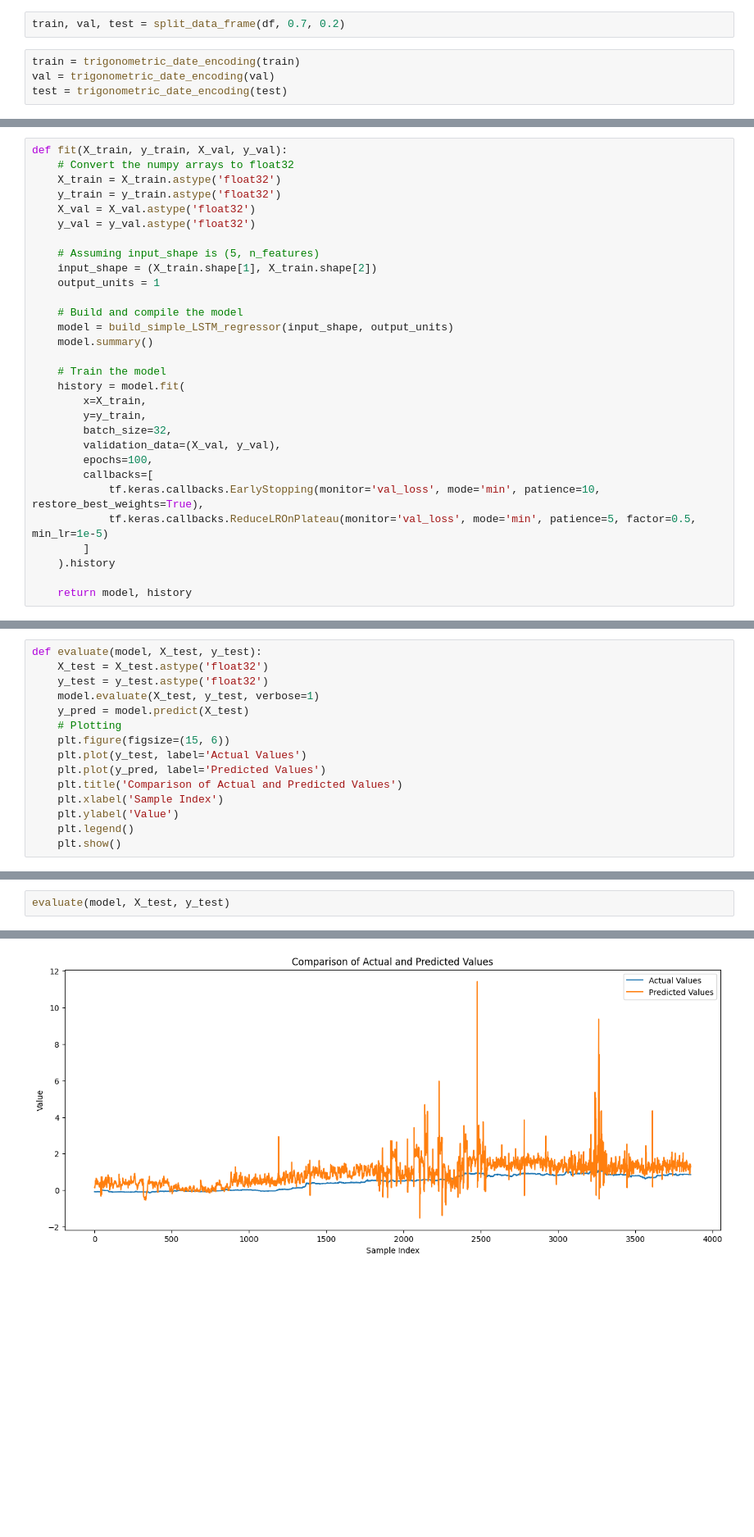
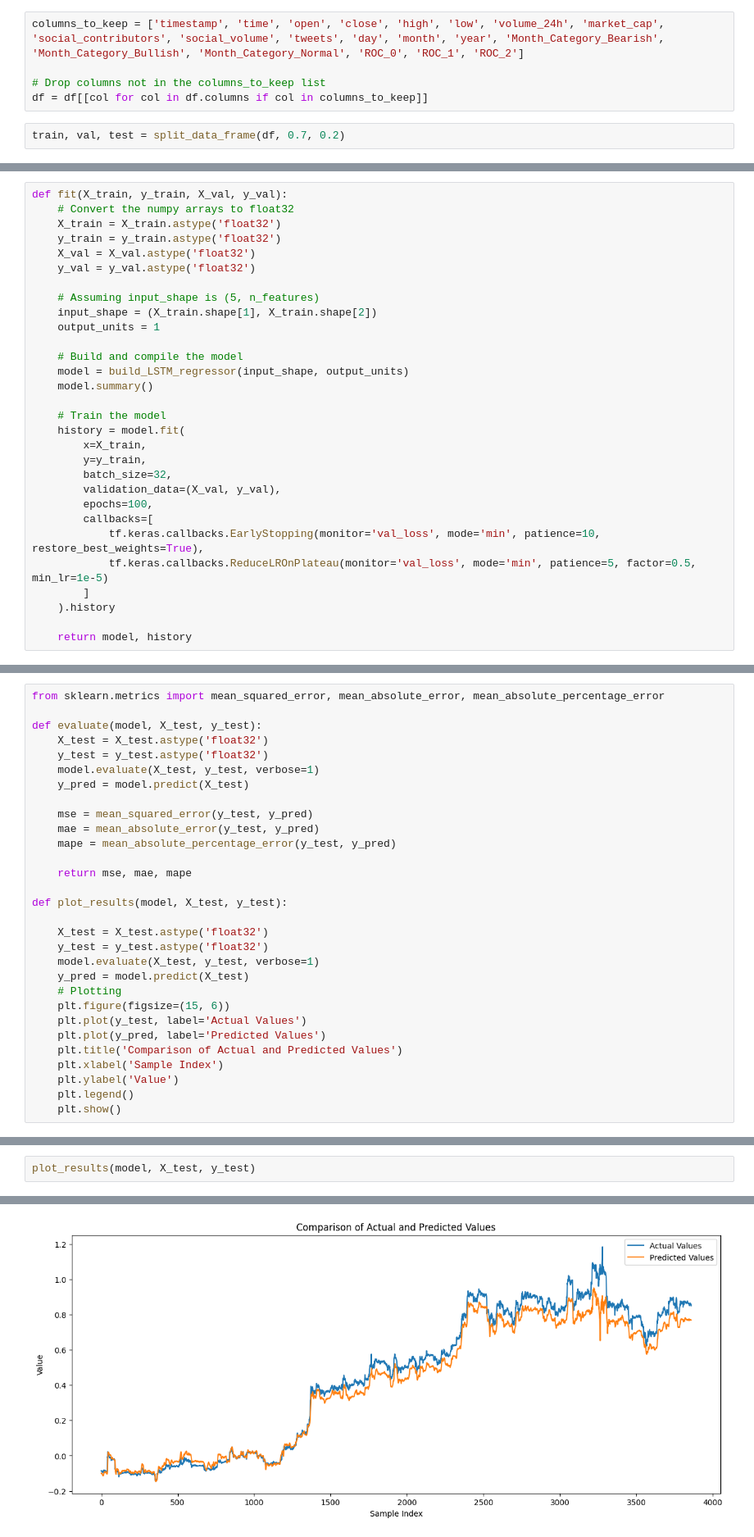
Before and after one commit to lucapetrh-dev/Transformers-Financial-Time-Series-Forecasting, a Jupyter notebook: models/sentiment_scores/LSTM_sentiment.ipynb, the cells around one changed output, grey strips where cells are left out. Shown at 82% size. Cells and saved outputs as stored; diff of their text form; blank space fills up the shorter version.

Commit message:
Final models
Comparison financial vs sentiment

```diff
--- a/models/sentiment_scores/LSTM_sentiment.ipynb
+++ b/models/sentiment_scores/LSTM_sentiment.ipynb
@@ -51,6 +15,7 @@ df.head(10)
+# %%
+columns_to_keep = ['timestamp', 'time', 'open', 'close', 'high', 'low', 'volume_24h', 'market_cap', 'social_contributors', 'social_volume', 'tweets', 'day', 'month', 'year', 'Month_Category_Bearish', 'Month_Category_Bullish', 'Month_Category_Normal', 'ROC_0', 'ROC_1', 'ROC_2']
+
+# Drop columns not in the columns_to_keep list
+df = df[[col for col in df.columns if col in columns_to_keep]]
 # %%
 train, val, test = split_data_frame(df, 0.7, 0.2)
-# %%
-train = trigonometric_date_encoding(train)
-val = trigonometric_date_encoding(val)
-test = trigonometric_date_encoding(test)
@@ -144,7 +81,7 @@ def fit(X_train, y_train, X_val, y_val):
     output_units = 1
 
     # Build and compile the model
-    model = build_simple_LSTM_regressor(input_shape, output_units)
+    model = build_LSTM_regressor(input_shape, output_units)
     model.summary()
 
     # Train the model
@@ -184,5 +121,20 @@ Epoch 21/100
 # %%
+from sklearn.metrics import mean_squared_error, mean_absolute_error, mean_absolute_percentage_error
+
 def evaluate(model, X_test, y_test):
+    X_test = X_test.astype('float32')
+    y_test = y_test.astype('float32')
+    model.evaluate(X_test, y_test, verbose=1)
+    y_pred = model.predict(X_test)
+
+    mse = mean_squared_error(y_test, y_pred)
+    mae = mean_absolute_error(y_test, y_pred)
+    mape = mean_absolute_percentage_error(y_test, y_pred)
+
+    return mse, mae, mape
+
+def plot_results(model, X_test, y_test):
+
     X_test = X_test.astype('float32')
     y_test = y_test.astype('float32')
     model.evaluate(X_test, y_test, verbose=1)
@@ -211,3 +163,3 @@ evaluate(model, X_val, y_val)
 # %%
-evaluate(model, X_test, y_test)
+plot_results(model, X_test, y_test)
 # %% [output]
@@ -216,2 +168,2 @@ evaluate(model, X_test, y_test)
-[figure, old version]
+[figure, new version]
 # %%
```
Also changed, not shown: parts of 13 cells of this notebook, 16 other files.
